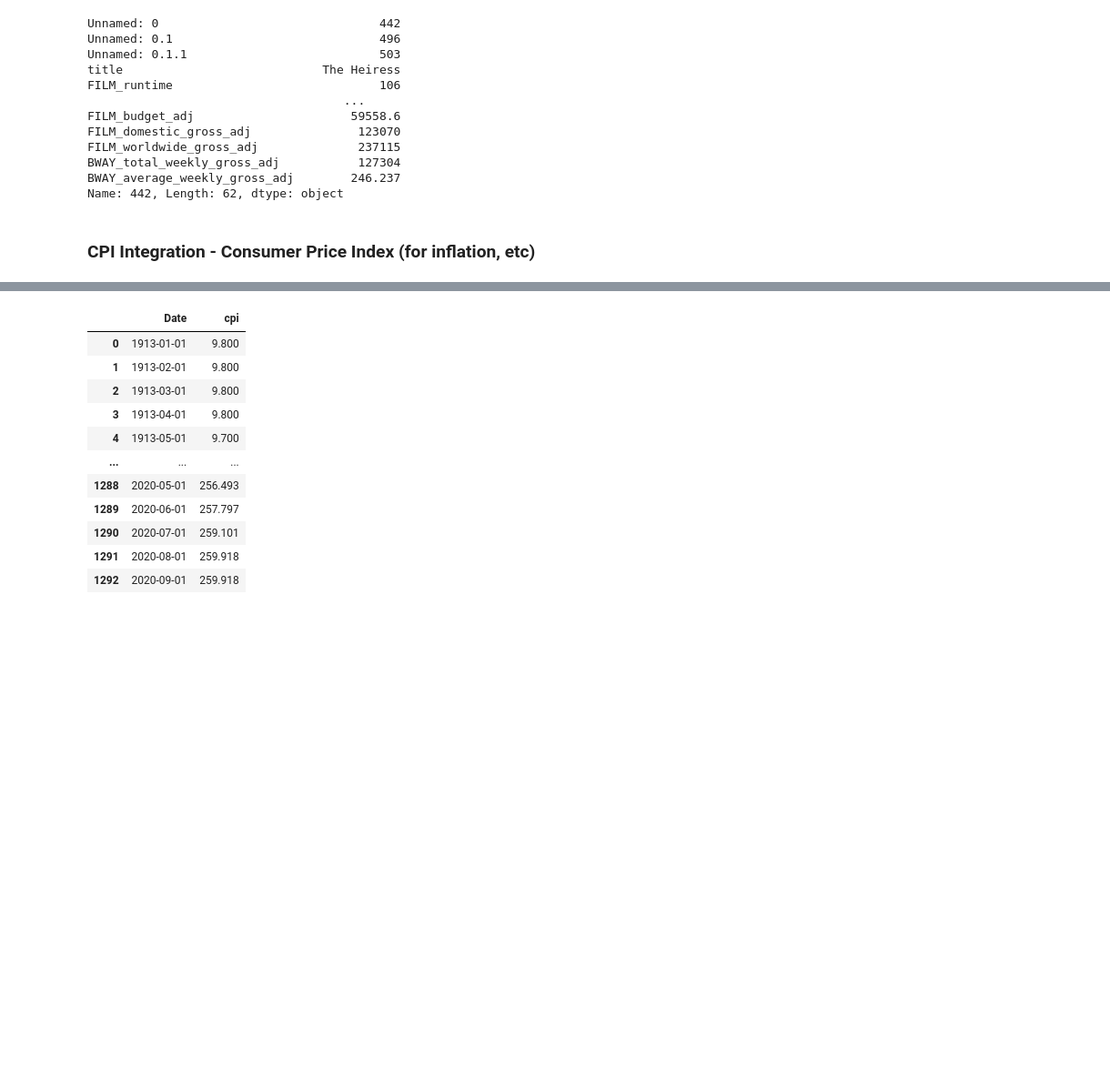
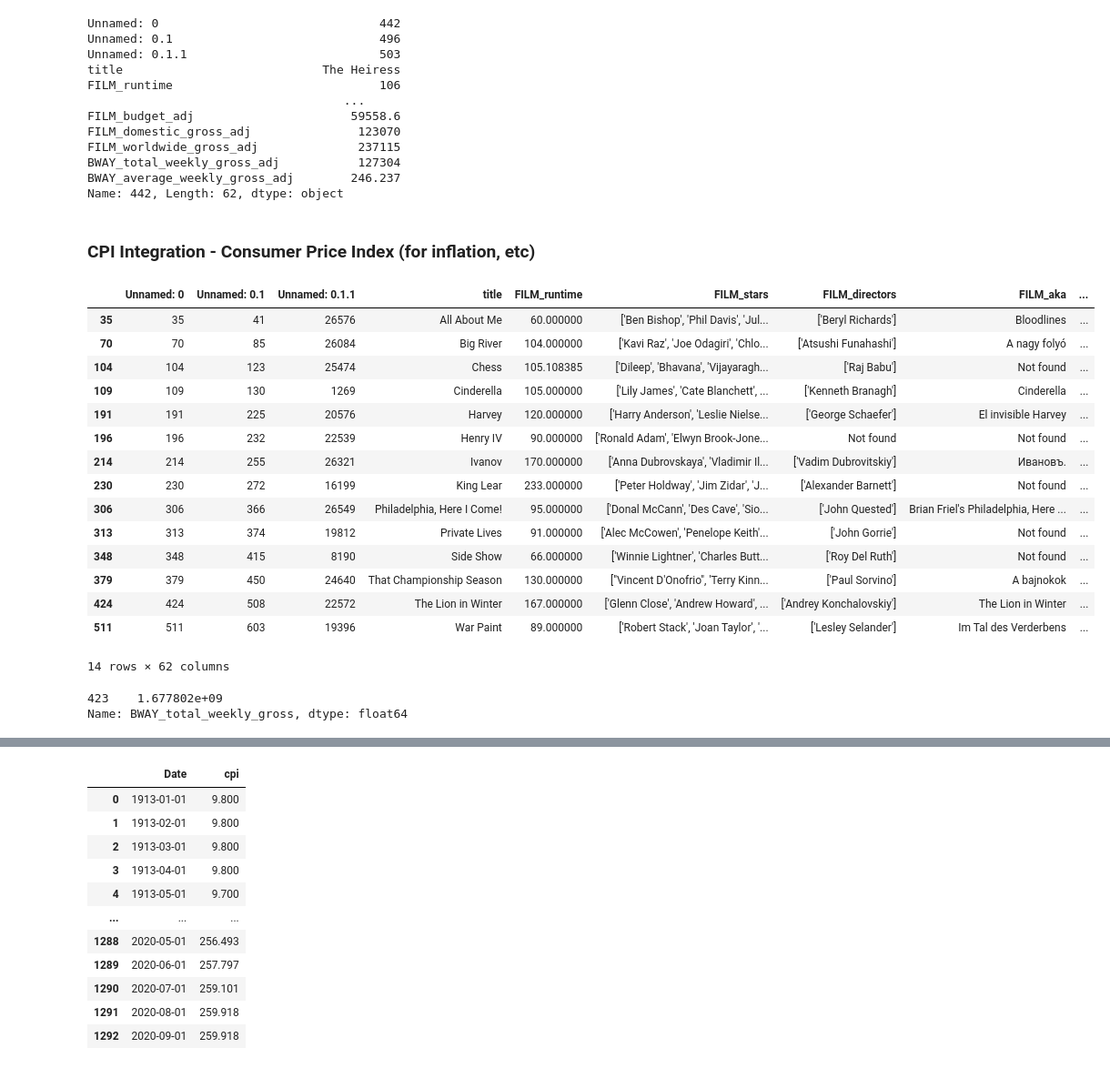
Before and after one commit to nickwilders/project_2, a Jupyter notebook: 2_Table_Merge_and_Feature_Engineering.ipynb, the cells around one changed output, grey strips where cells are left out. Shown at 91% size. Saved outputs shown, nothing was run; the diff lists cells and outputs as text; code cells hidden in the pictures; blank space fills up the shorter version.

```diff
--- a/2_Table_Merge_and_Feature_Engineering.ipynb
+++ b/2_Table_Merge_and_Feature_Engineering.ipynb
@@ -745,8 +737,32 @@ Name: 442, Length: 62, dtype: object
 # %%
 musical_movies.to_csv('data/ORIGINAL_musical_movies_10820.csv')
 # %% [markdown]
-<h3> CPI Integration - Consumer Price Index (for inflation, etc)
+### CPI Integration - Consumer Price Index (for inflation, etc)
 # %%
 import pandas as pd
 
 musical_movies = pd.read_csv('data/final_dataset_10920.csv')
+# %%
+musical_movies[musical_movies['GENRE_Adventure'] == 1]
+# %% [output]
+|  | Unnamed: 0 | Unnamed: 0.1 | Unnamed: 0.1.1 | title | FILM_runtime | FILM_stars | FILM_directors | FILM_aka | ... |
+| 35 | 35 | 41 | 26576 | All About Me | 60.000000 | ['Ben Bishop', 'Phil Davis', 'Jul... | ['Beryl Richards'] | Bloodlines | ... |
+| 70 | 70 | 85 | 26084 | Big River | 104.000000 | ['Kavi Raz', 'Joe Odagiri', 'Chlo... | ['Atsushi Funahashi'] | A nagy folyó | ... |
+| 104 | 104 | 123 | 25474 | Chess | 105.108385 | ['Dileep', 'Bhavana', 'Vijayaragh... | ['Raj Babu'] | Not found | ... |
+| 109 | 109 | 130 | 1269 | Cinderella | 105.000000 | ['Lily James', 'Cate Blanchett', ... | ['Kenneth Branagh'] | Cinderella | ... |
+| 191 | 191 | 225 | 20576 | Harvey | 120.000000 | ['Harry Anderson', 'Leslie Nielse... | ['George Schaefer'] | El invisible Harvey | ... |
+| 196 | 196 | 232 | 22539 | Henry IV | 90.000000 | ['Ronald Adam', 'Elwyn Brook-Jone... | Not found | Not found | ... |
+| 214 | 214 | 255 | 26321 | Ivanov | 170.000000 | ['Anna Dubrovskaya', 'Vladimir Il... | ['Vadim Dubrovitskiy'] | Ивановъ. | ... |
+| 230 | 230 | 272 | 16199 | King Lear | 233.000000 | ['Peter Holdway', 'Jim Zidar', 'J... | ['Alexander Barnett'] | Not found | ... |
+| 306 | 306 | 366 | 26549 | Philadelphia, Here I Come! | 95.000000 | ['Donal McCann', 'Des Cave', 'Sio... | ['John Quested'] | Brian Friel's Philadelphia, Here ... | ... |
+| 313 | 313 | 374 | 19812 | Private Lives | 91.000000 | ['Alec McCowen', 'Penelope Keith'... | ['John Gorrie'] | Not found | ... |
+| 348 | 348 | 415 | 8190 | Side Show | 66.000000 | ['Winnie Lightner', 'Charles Butt... | ['Roy Del Ruth'] | Not found | ... |
+| 379 | 379 | 450 | 24640 | That Championship Season | 130.000000 | ["Vincent D'Onofrio", 'Terry Kinn... | ['Paul Sorvino'] | A bajnokok | ... |
+| 424 | 424 | 508 | 22572 | The Lion in Winter | 167.000000 | ['Glenn Close', 'Andrew Howard', ... | ['Andrey Konchalovskiy'] | The Lion in Winter | ... |
+| 511 | 511 | 603 | 19396 | War Paint | 89.000000 | ['Robert Stack', 'Joan Taylor', '... | ['Lesley Selander'] | Im Tal des Verderbens | ... |
+14 rows × 62 columns
+# %%
+musical_movies[musical_movies['title'] == "The Lion King"]['BWAY_total_weekly_gross']
+# %% [output]
+423    1.677802e+09
+Name: BWAY_total_weekly_gross, dtype: float64
```
Also changed, not shown: parts of 48 cells of this notebook, 6 other files.
